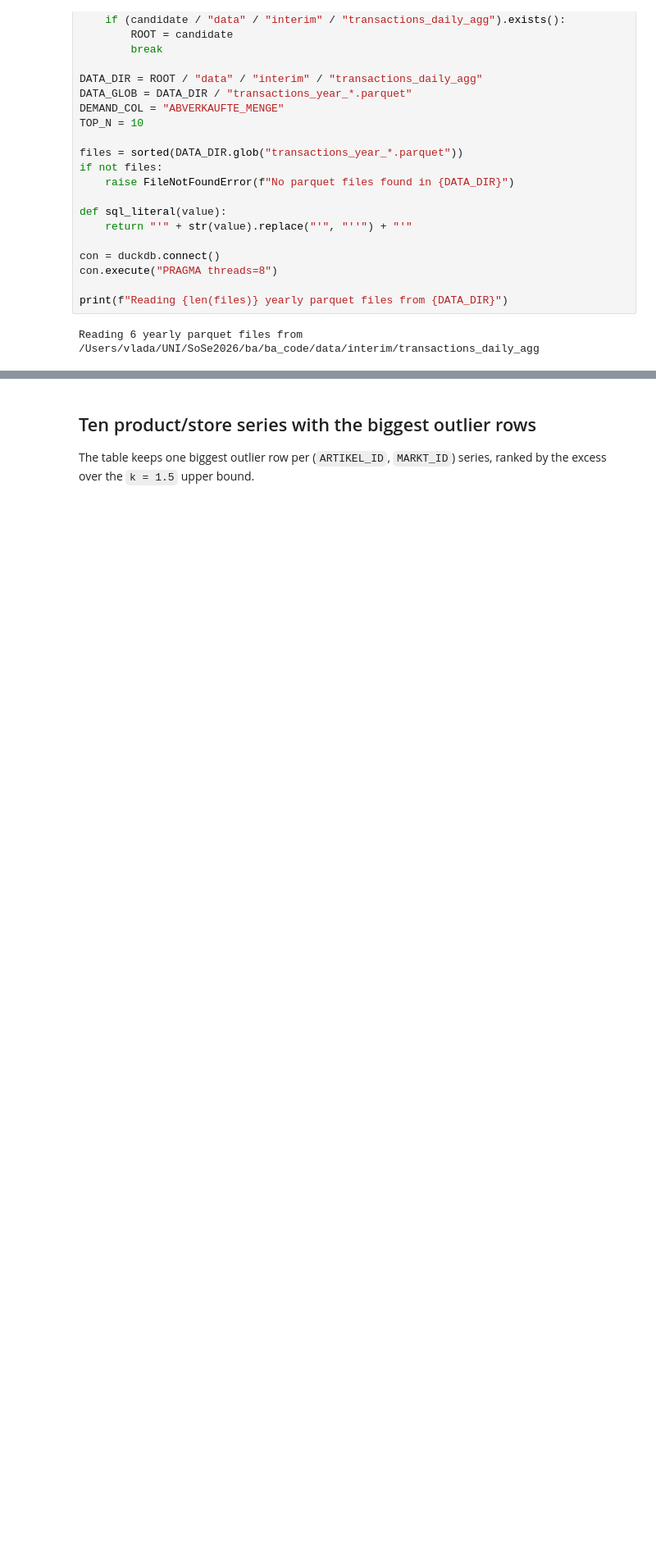
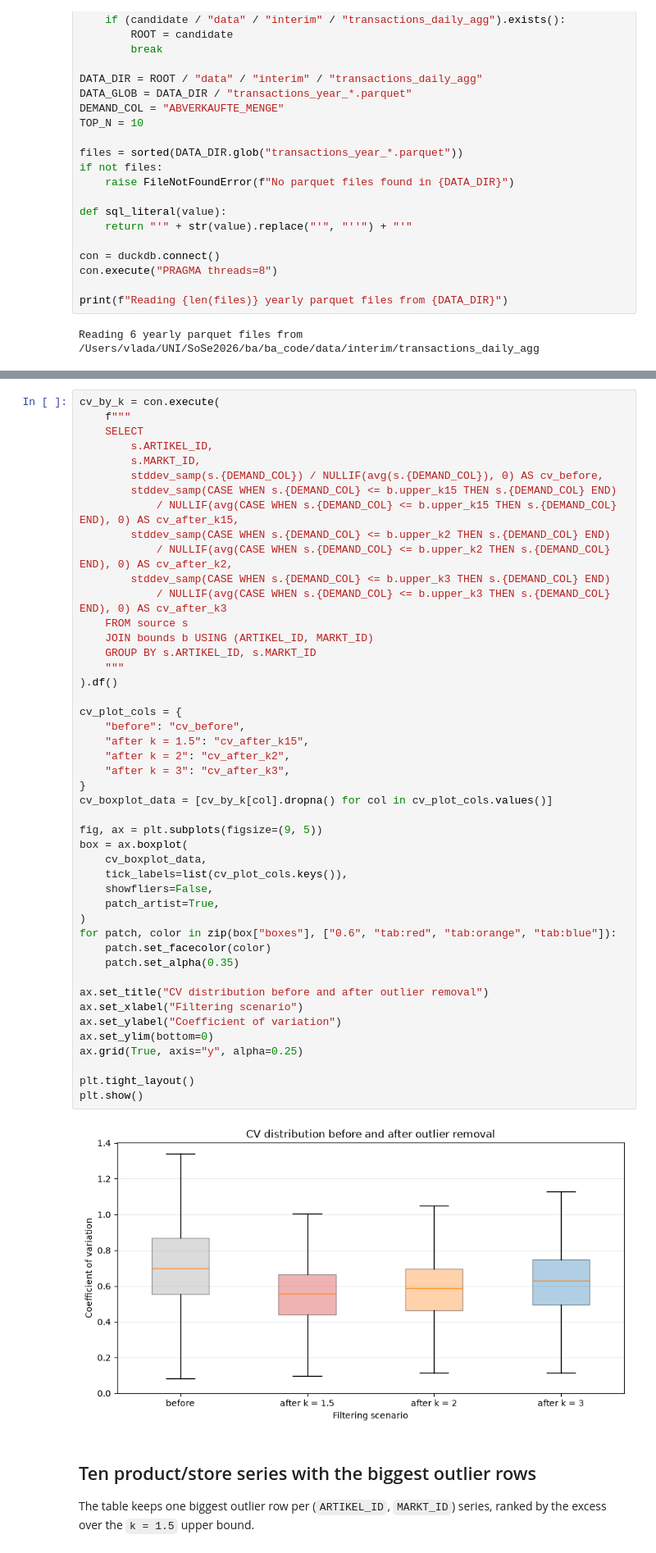
Before and after one commit to vlkkvl/transaktionen_bedientheke, a Jupyter notebook: notebooks/00_data_cleaning/00_02_outliers_choosing_k.ipynb, the cells around one changed output, grey strips where cells are left out. Shown at 82% size. Saved outputs shown, nothing was run; the diff lists cells and outputs as text; blank space fills up the shorter version.

```diff
--- a/notebooks/00_data_cleaning/00_02_outliers_choosing_k.ipynb
+++ b/notebooks/00_data_cleaning/00_02_outliers_choosing_k.ipynb
@@ -128,3 +194,51 @@ summary
+# %%
+cv_by_k = con.execute(
+    f"""
+    SELECT
+        s.ARTIKEL_ID,
+        s.MARKT_ID,
+        stddev_samp(s.{DEMAND_COL}) / NULLIF(avg(s.{DEMAND_COL}), 0) AS cv_before,
+        stddev_samp(CASE WHEN s.{DEMAND_COL} <= b.upper_k15 THEN s.{DEMAND_COL} END)
+            / NULLIF(avg(CASE WHEN s.{DEMAND_COL} <= b.upper_k15 THEN s.{DEMAND_COL} END), 0) AS cv_after_k15,
+        stddev_samp(CASE WHEN s.{DEMAND_COL} <= b.upper_k2 THEN s.{DEMAND_COL} END)
+            / NULLIF(avg(CASE WHEN s.{DEMAND_COL} <= b.upper_k2 THEN s.{DEMAND_COL} END), 0) AS cv_after_k2,
+        stddev_samp(CASE WHEN s.{DEMAND_COL} <= b.upper_k3 THEN s.{DEMAND_COL} END)
+            / NULLIF(avg(CASE WHEN s.{DEMAND_COL} <= b.upper_k3 THEN s.{DEMAND_COL} END), 0) AS cv_after_k3
+    FROM source s
+    JOIN bounds b USING (ARTIKEL_ID, MARKT_ID)
+    GROUP BY s.ARTIKEL_ID, s.MARKT_ID
+    """
+).df()
+
+cv_plot_cols = {
+    "before": "cv_before",
+    "after k = 1.5": "cv_after_k15",
+    "after k = 2": "cv_after_k2",
+    "after k = 3": "cv_after_k3",
+}
+cv_boxplot_data = [cv_by_k[col].dropna() for col in cv_plot_cols.values()]
+
+fig, ax = plt.subplots(figsize=(9, 5))
+box = ax.boxplot(
+    cv_boxplot_data,
+    tick_labels=list(cv_plot_cols.keys()),
+    showfliers=False,
+    patch_artist=True,
+)
+for patch, color in zip(box["boxes"], ["0.6", "tab:red", "tab:orange", "tab:blue"]):
+    patch.set_facecolor(color)
+    patch.set_alpha(0.35)
+
+ax.set_title("CV distribution before and after outlier removal")
+ax.set_xlabel("Filtering scenario")
+ax.set_ylabel("Coefficient of variation")
+ax.set_ylim(bottom=0)
+ax.grid(True, axis="y", alpha=0.25)
+
+plt.tight_layout()
+plt.show()
+# %% [output]
+[figure, added]
 # %% [markdown]
 ## Ten product/store series with the biggest outlier rows
 
```
Also changed, not shown: parts of 11 cells of this notebook, 1 other file.
